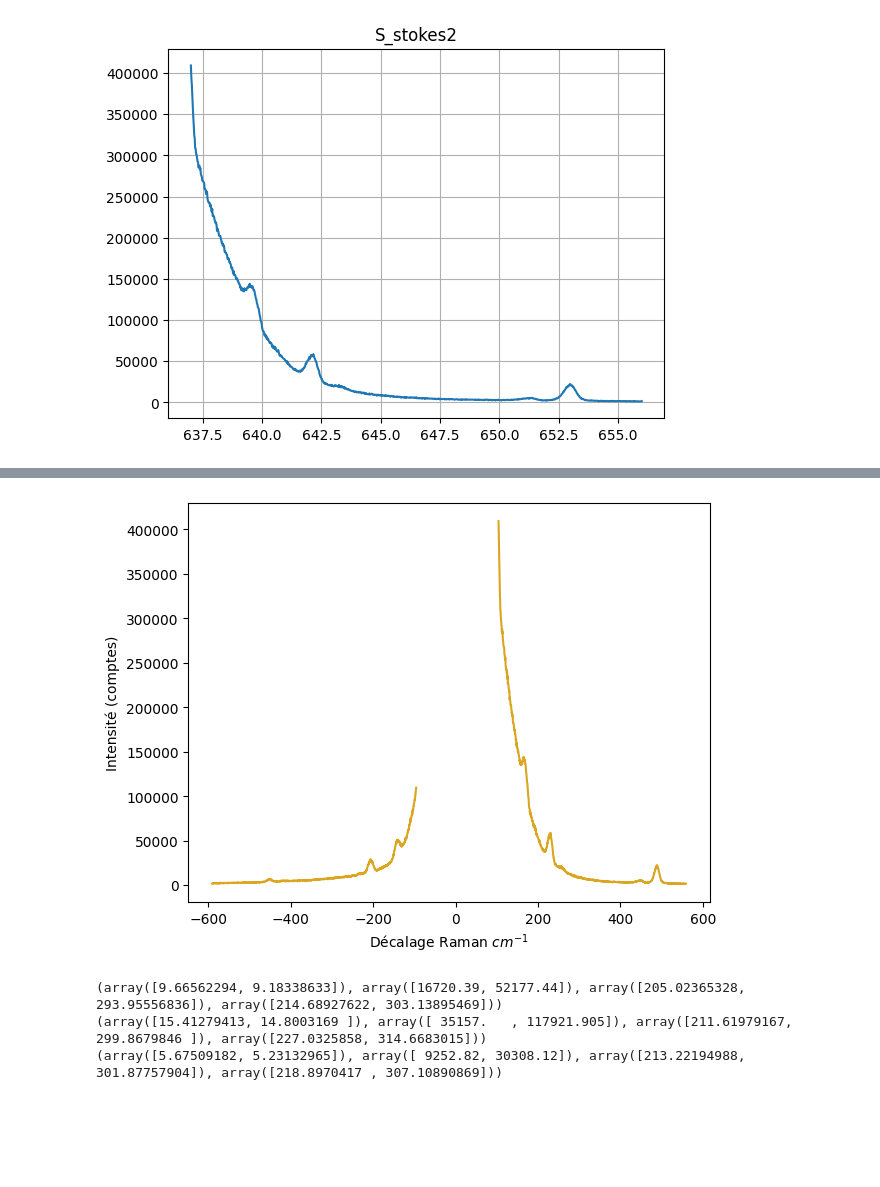
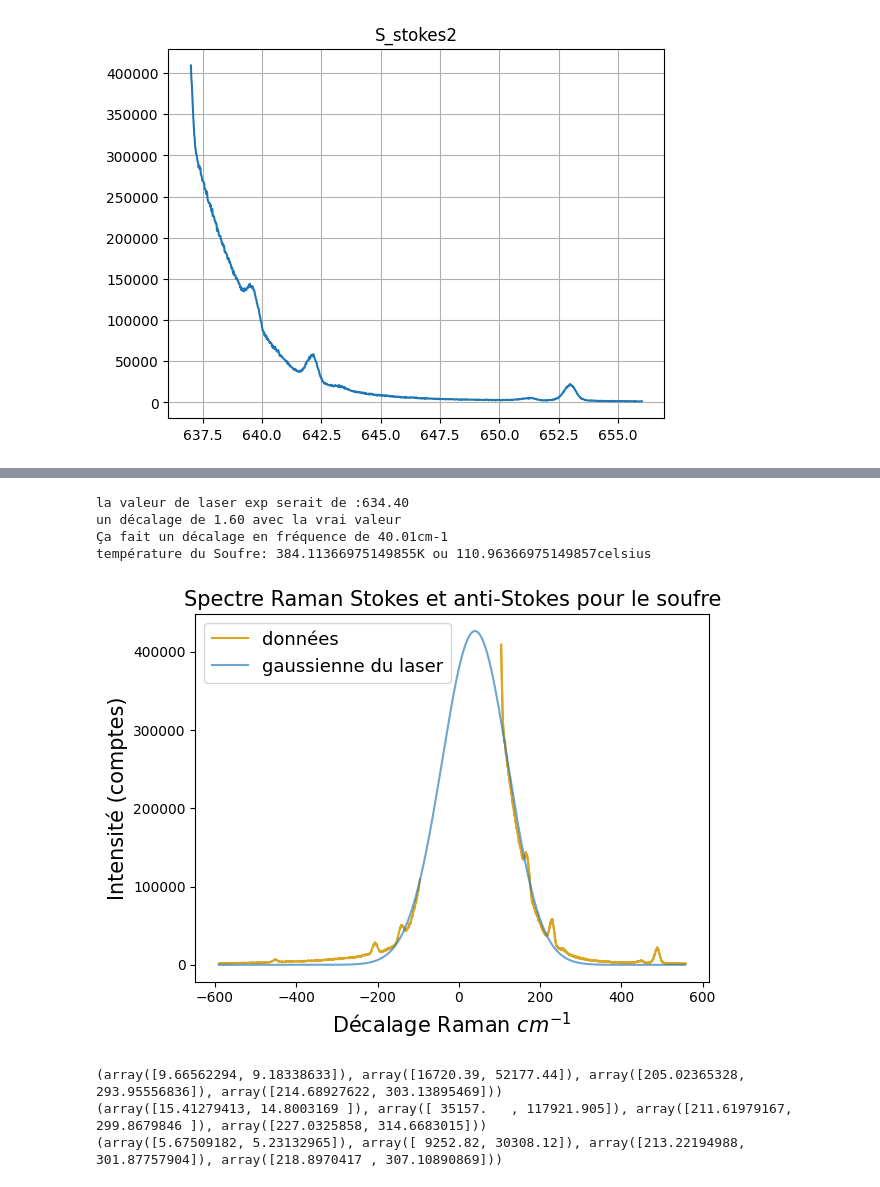
Before and after one commit to Simarties/Labo3, a Jupyter notebook: LabREIMAN/Ramain.ipynb, the cells around one changed output, grey strips where cells are left out. Drawn from its saved outputs; the diff is of its cells as text; code cells hidden in the pictures; blank space fills up the shorter version.

```diff
--- a/LabREIMAN/Ramain.ipynb
+++ b/LabREIMAN/Ramain.ipynb
@@ -33,23 +33,3 @@ neon100nm
 [figure]
 [figure]
 [figure]
-# %%
-def courbe(x,a,b,c,d):
-    return a*np.exp(-x*b)+c*np.exp(-x**2*d)
-
-def exp(x,a,b,f):
-    return a*np.exp(-(x-f)*b)
-
-for i in donnees:
-    spectre = np.loadtxt(f'donnees//RAM_AR_NS//{i}')
-    if 'neon' in i:
-        continue
-    popt, pcov = curve_fit(exp, spectre[:,0], spectre[:,1],p0=[spectre[0,1],1,spectre[0,0]])
-    print(popt)
-    fig, ax = plt.subplots(1,2,figsize=(12,4))
-    ax[0].plot(spectre[:,0], exp(spectre[:,0], *popt),linestyle='--',linewidth=4,color='goldenrod')
-    ax[0].plot(spectre[:,0], spectre[:,1],alpha=.75)
-
-    ax[1].plot(spectre[:,0], spectre[:,1]-exp(spectre[:,0], *popt))
-    fig.suptitle(f'{i}')
-    fig.show()
@@ -73,17 +36,60 @@ for i in donnees:
 # %%
 ##Pour le Soufre##
 
+def gauss(x,a,mu,sig):
+    return a*np.exp(-0.5*((x-mu)/sig)**2)
+
+Sx = []
+Sy = []
+mus = []
+intense=[]
 for i in donnees:
     spectre = np.loadtxt(f'donnees//RAM_AR_NS//{i}')
     if 'S_' in i:
-        plt.plot((1/632.8-1/spectre[:,0])*1e7, spectre[:,1],color='goldenrod')
-    plt.ylabel('Intensité (comptes)')
-    plt.xlabel(r'Décalage Raman $cm^{-1}$')
+        Sx = np.append(Sx,spectre[:,0])
+        Sy = np.append(Sy,spectre[:,1])
 
-    plt.tight_layout()
-    plt.savefig('soufre')
+        prom = 0.05* (max(spectre[:,1])-min(spectre[:,1]))
+        peaks, props = find_peaks(spectre[:,1],prominence=max(prom,1))
+        peaks = min(peaks)
+        mus = np.append(mus,spectre[:,0][peaks])
+        intense = np.append(intense,spectre[:,1][peaks])
+        plt.plot((1/632.8-1/spectre[:,0])*1e07, spectre[:,1],color='goldenrod')
+        #plt.scatter((1/632.8-1/spectre[:,0][peaks])*1e7,spectre[:,1][peaks],color='blue')
+    plt.ylabel('Intensité (comptes)',fontsize=15)
+    plt.xlabel(r'Décalage Raman $cm^{-1}$',fontsize=15)
+
+
+Laser,cov = curve_fit(gauss,Sx,Sy,p0=[1000000,632.8,10])
+X = np.arange(Sx[0],Sx[-1],0.1)
+plt.plot((1/632.8-1/spectre[:,0])*1e07, spectre[:,1],color='goldenrod',label='données')
+plt.plot((1/632.8-1/X)*1e7,gauss(X,*Laser),alpha=.65,label='gaussienne du laser')
+plt.title('Spectre Raman Stokes et anti-Stokes pour le soufre',fontsize=15)
+plt.legend(loc='best',fontsize=13)
+plt.tight_layout()
+plt.savefig('soufre')
+print(f'la valeur de laser exp serait de :{Laser[1]:.2f} ')
+print(f'un décalage de {Laser[1]-632.8:.2f} avec la vrai valeur')
+décalage_nu = (Laser[1]-632.8)/632.8**2*1e7
+print(f'Ça fait un décalage en fréquence de {décalage_nu:.2f}cm-1')
+
+#Calul de la température
+wAS = c_lum/mus[0] *2*np.pi*1e09
+wS = c_lum/mus[1] *2*np.pi*1e09
+
+w_p = (wAS-wS)/2
+
+I = (intense[0]/intense[1])
+W = wAS/wS
+
+T = -hbar*w_p/(k*np.log(I/W**4))
+print(f'température du Soufre: {T}K ou {T-273.15}celsius')
 # %% [output]
+la valeur de laser exp serait de :634.40
+un décalage de 1.60 avec la vrai valeur
+Ça fait un décalage en fréquence de 40.01cm-1
+température du Soufre: 384.11366975149855K ou 110.96366975149857celsius
-[figure, old version]
+[figure, new version]
 # %%
 #pour l'étalonnage
 for i in donnees:
```
Also changed, not shown: parts of 5 cells of this notebook, 6 other files.
